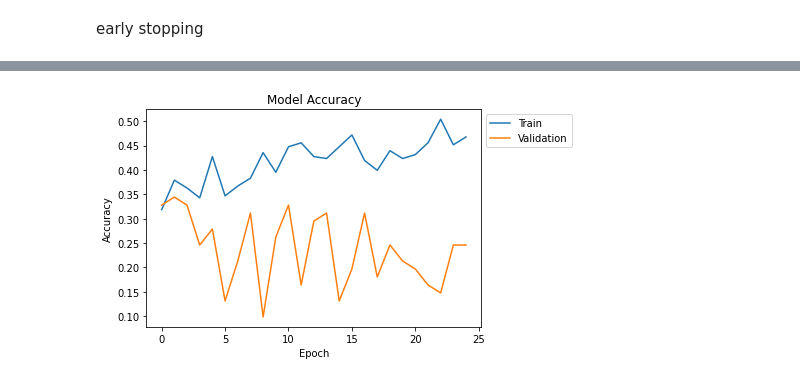
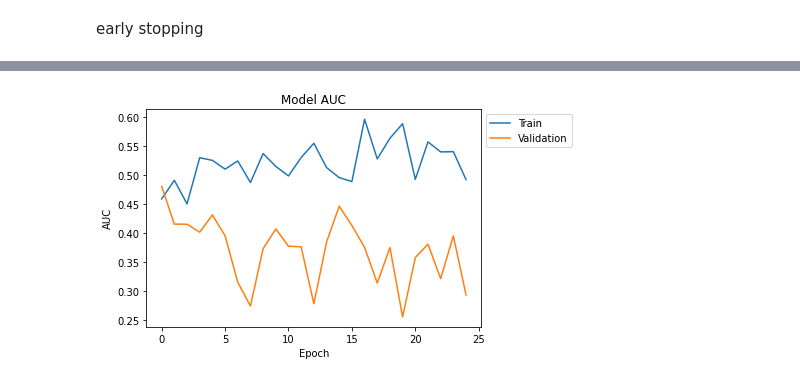
Before and after one commit to fadillarizalul/thesis-alzheimer, a Jupyter notebook: model_resnet.ipynb, the cells around one changed output, grey strips where cells are left out. Cells and saved outputs as stored; diff of their text form; code cells hidden in the pictures.

```diff
--- a/model_resnet.ipynb
+++ b/model_resnet.ipynb
@@ -135,16 +118,16 @@ valid_datagen = ImageDataGenerator(rescale = 1./255
 # %%
 train_generator = train_datagen.flow_from_directory(
     directory = dir_base,
-    target_size = (IMG_SHAPE,IMG_SHAPE),
-    batch_size = BATCH_SIZE,
+    target_size = (256,256),
+    batch_size = 32,
     class_mode = 'categorical',
     subset='training'
 )
 
 val_generator = train_datagen.flow_from_directory(
     directory = dir_base,
-    target_size = (IMG_SHAPE,IMG_SHAPE),
-    batch_size = BATCH_SIZE,
+    target_size = (256,256),
+    batch_size = 32,
     class_mode = 'categorical',
     subset='validation'
 )
@@ -194,6 +195,6 @@ from tensorflow.keras.applications.resnet50 import ResNet50
 
 base_model = ResNet50(weights='imagenet',
                       include_top=False,
-                      input_tensor=Input(shape=(IMG_SHAPE,IMG_SHAPE,3)))
+                      input_tensor=Input(shape=(256,256,3)))
 # %% [output]
 Downloading data from https://storage.googleapis.com/tensorflow/keras-applications/resnet/resnet50_weights_tf_dim_ordering_tf_kernels_notop.h5
@@ -258,16 +258,16 @@ Non-trainable params: 23,587,712
 __________________________________________________________________________________________________
 # %% [markdown]
 # Compile the Model
-# %%
-# Create optimizer
-# opt = tf.keras.optimizers.Adam(learning_rate=0.0001)
-opt = 'adam'
-lss = 'categorical_crossentropy'
-
-# Compile the model
-model.compile(optimizer=opt,
-              loss=lss,
-              metrics=['accuracy'])
+# %%
+# Model Compile
+import tensorflow
+
+OPT = tensorflow.keras.optimizers.Adam(lr=0.001)
+
+model.compile(loss='categorical_crossentropy',
+              #metrics=['accuracy'],
+              metrics=[tensorflow.keras.metrics.AUC(name = 'auc')],
+              optimizer=OPT)
 # %% [markdown]
 early stopping
 # %%
@@ -323,12 +323,12 @@ plt.show()
 # %%
 # Summarize history for loss
 
-plt.plot(history.history['accuracy'])
-plt.plot(history.history['val_accuracy'])
-plt.title('Model Accuracy')
-plt.ylabel('Accuracy')
+plt.plot(history.history['auc'])
+plt.plot(history.history['val_auc'])
+plt.title('Model AUC')
+plt.ylabel('AUC')
 plt.xlabel('Epoch')
 plt.legend(['Train', 'Validation'], loc='upper left', bbox_to_anchor=(1,1))
 plt.show()
 # %% [output]
-[figure, old version]
+[figure, new version]
```
Also changed, not shown: parts of 13 cells of this notebook.
